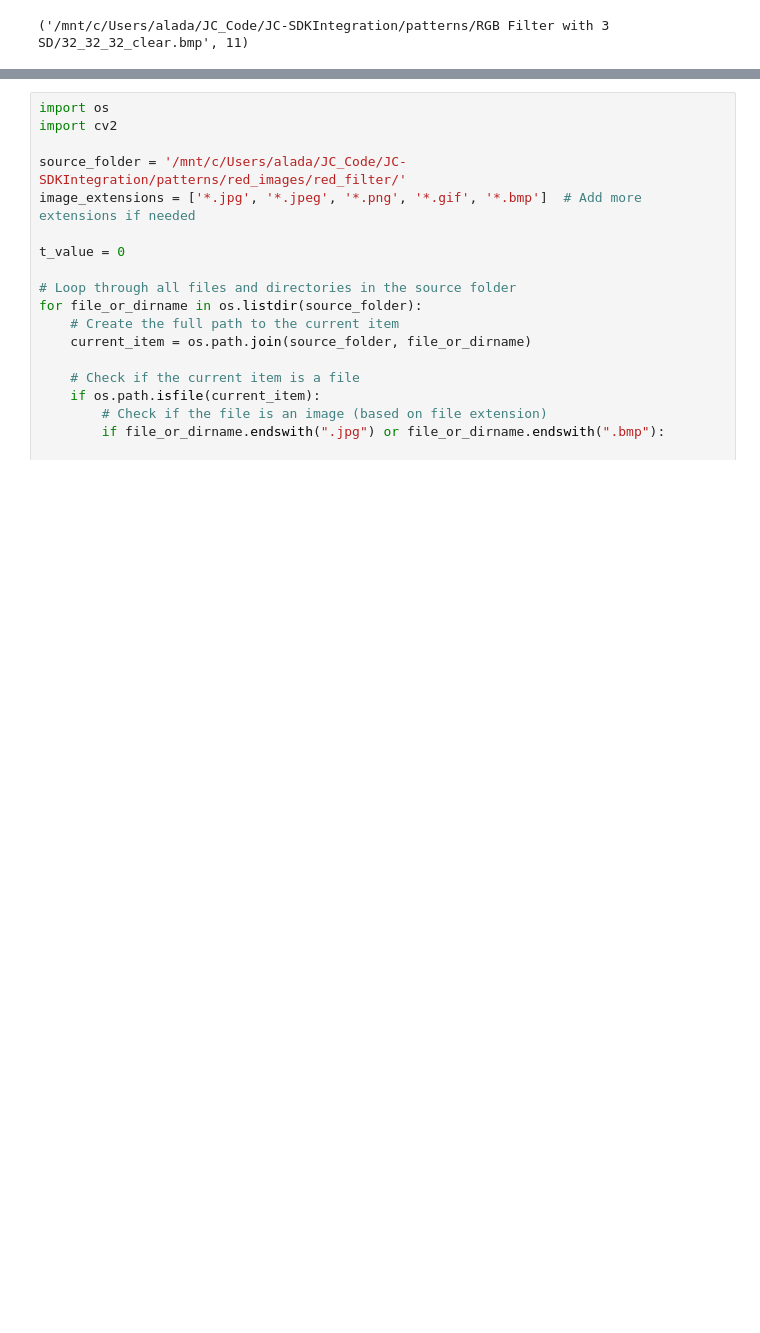
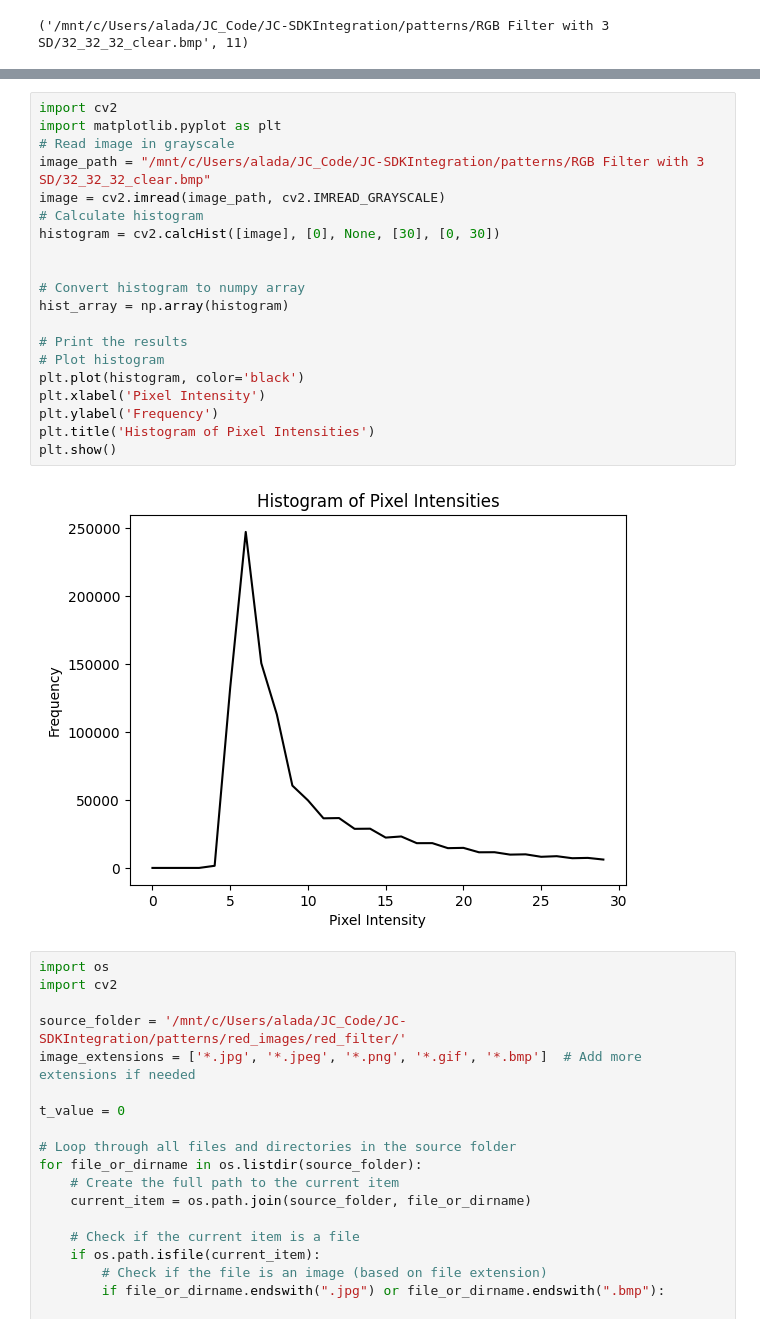
Before and after one commit to Codyyu36/JC-SDKIntegration, a Jupyter notebook: RGB Filter.ipynb, the cells around one changed output, grey strips where cells are left out. Cells and saved outputs as stored; diff of their text form; blank space fills up the shorter version.

Commit message:
try histogram; verify previous algo

```diff
--- a/RGB Filter.ipynb
+++ b/RGB Filter.ipynb
@@ -279,3 +280,25 @@ plt.show()
+# %%
+import cv2
+import matplotlib.pyplot as plt
+# Read image in grayscale
+image_path = "/mnt/c/Users/alada/JC_Code/JC-SDKIntegration/patterns/RGB Filter with 3 SD/32_32_32_clear.bmp"
+image = cv2.imread(image_path, cv2.IMREAD_GRAYSCALE)
+# Calculate histogram
+histogram = cv2.calcHist([image], [0], None, [30], [0, 30])
+
+
+# Convert histogram to numpy array
+hist_array = np.array(histogram)
+
+# Print the results
+# Plot histogram
+plt.plot(histogram, color='black')
+plt.xlabel('Pixel Intensity')
+plt.ylabel('Frequency')
+plt.title('Histogram of Pixel Intensities')
+plt.show()
+# %% [output]
+[figure, added]
 # %%
 import os
 import cv2
```
Also changed, not shown: parts of 7 cells of this notebook, 3 other files.
